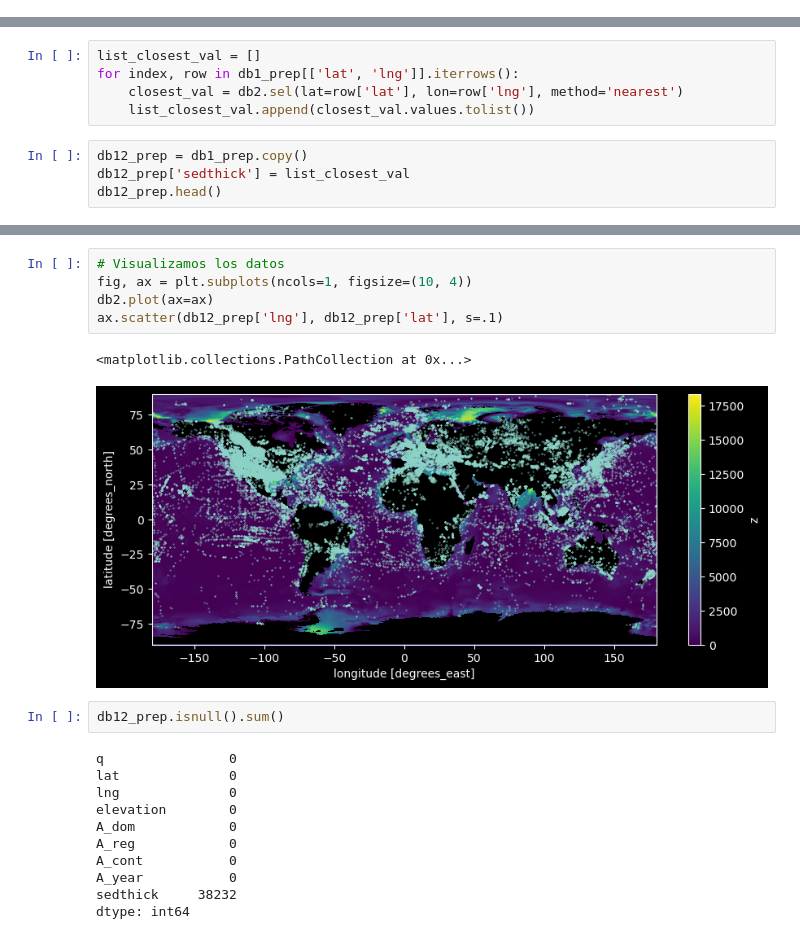
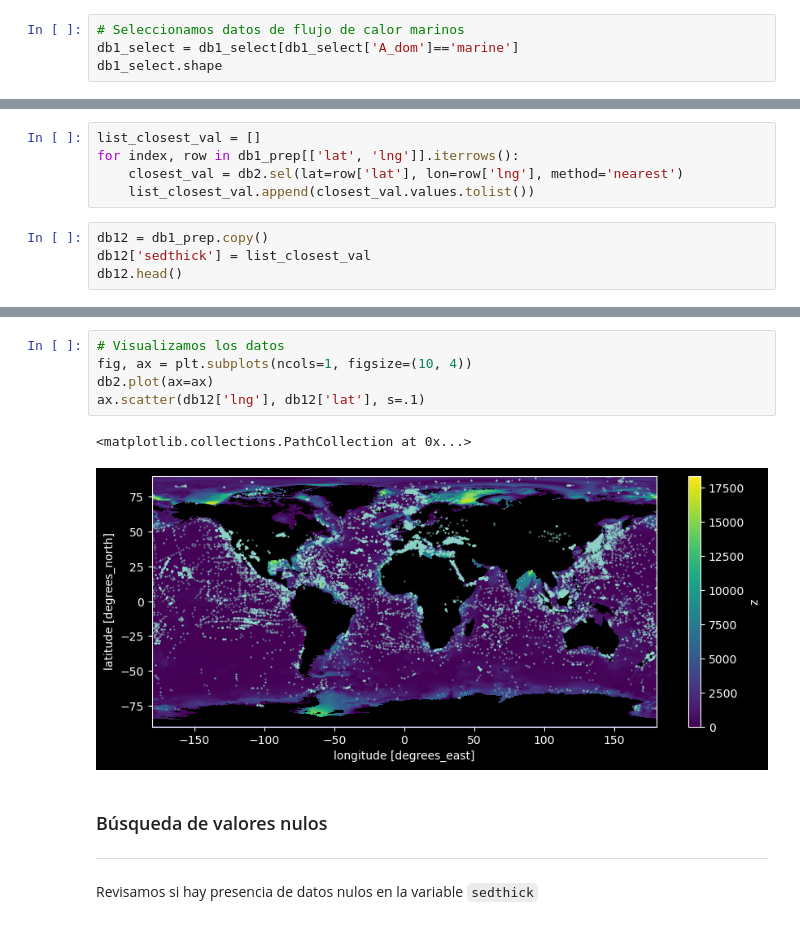
Before and after one commit to gacuervol/tdsp_template, a Jupyter notebook: scripts/preprocessing/preproces.ipynb, the cells around one changed output, grey strips where cells are left out. Saved outputs shown, nothing was run; the diff lists cells and outputs as text.

```diff
--- a/scripts/preprocessing/preproces.ipynb
+++ b/scripts/preprocessing/preproces.ipynb
@@ -41,3 +41,7 @@ db1_select = db1[vars_selection]
 db1_select.shape
 # %% [output]
 (74547, 8)
+# %%
+# Seleccionamos datos de flujo de calor marinos
+db1_select = db1_select[db1_select['A_dom']=='marine']
+db1_select.shape
@@ -203,9 +241,9 @@ for index, row in db1_prep[['lat', 'lng']].iterrows():
     closest_val = db2.sel(lat=row['lat'], lon=row['lng'], method='nearest')
     list_closest_val.append(closest_val.values.tolist())
 # %%
-db12_prep = db1_prep.copy()
-db12_prep['sedthick'] = list_closest_val
-db12_prep.head()
+db12 = db1_prep.copy()
+db12['sedthick'] = list_closest_val
+db12.head()
 # %% [output]
 |  | q | lat | lng | elevation | A_dom | A_reg | A_cont | A_year | sedthick |
 | 0 | 201.0 | -16.0733 | -17.2717 | -3855.9 | marine | South Atlantic Ocean | South American Plate | 2008 | 85.999977 |
@@ -216,21 +254,12 @@ db12_prep.head()
 # %%
 # Visualizamos los datos
 fig, ax = plt.subplots(ncols=1, figsize=(10, 4))
 db2.plot(ax=ax)
-ax.scatter(db12_prep['lng'], db12_prep['lat'], s=.1)
+ax.scatter(db12['lng'], db12['lat'], s=.1)
 # %% [output]
 <matplotlib.collections.PathCollection at 0x...>
-[figure, old version]
+[figure, new version]
-# %%
-db12_prep.isnull().sum()
-# %% [output]
-q                0
-lat              0
-lng              0
-elevation        0
-A_dom            0
-A_reg            0
-A_cont           0
-A_year           0
-sedthick     38232
-dtype: int64
+# %% [markdown]
+### Búsqueda de valores nulos
+---
+Revisamos si hay presencia de datos nulos en la variable `sedthick`
```
Also changed, not shown: parts of 17 cells of this notebook, 2 other files.
